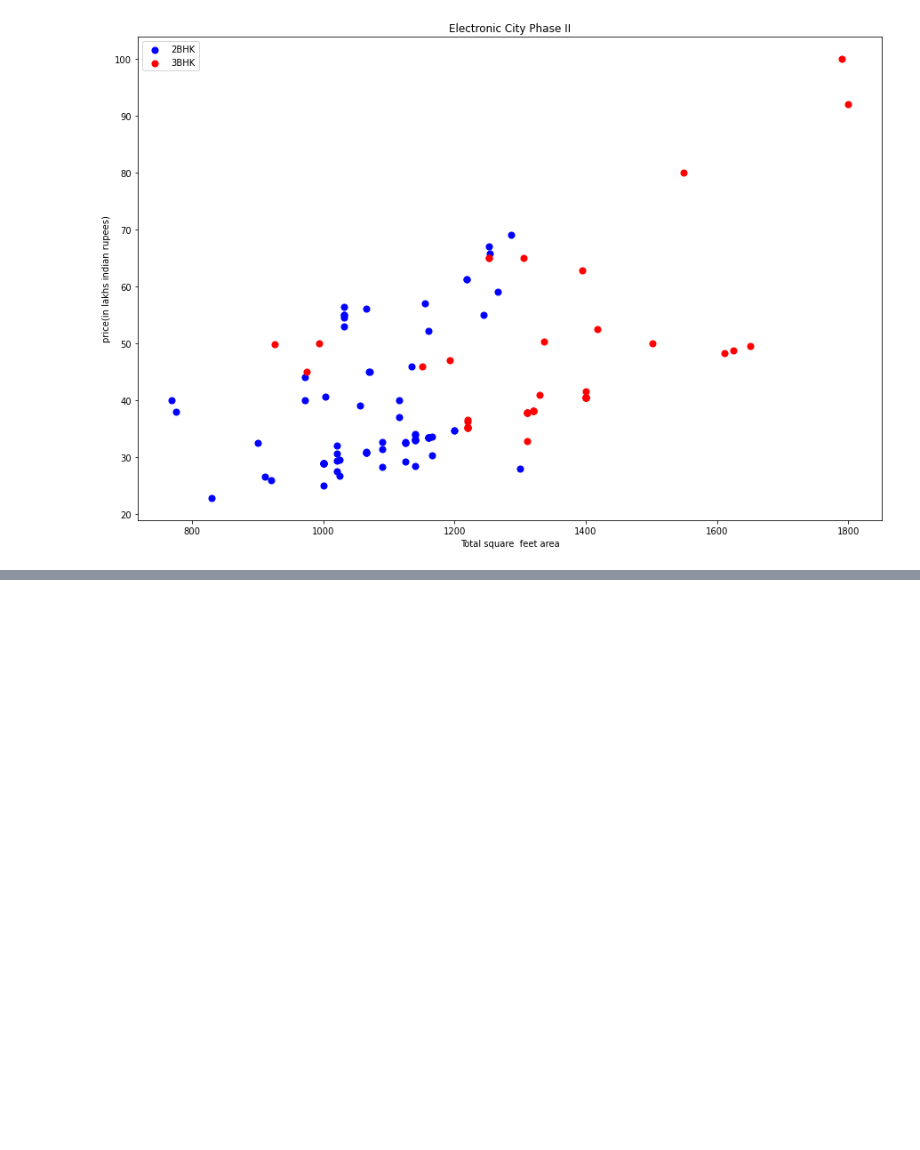
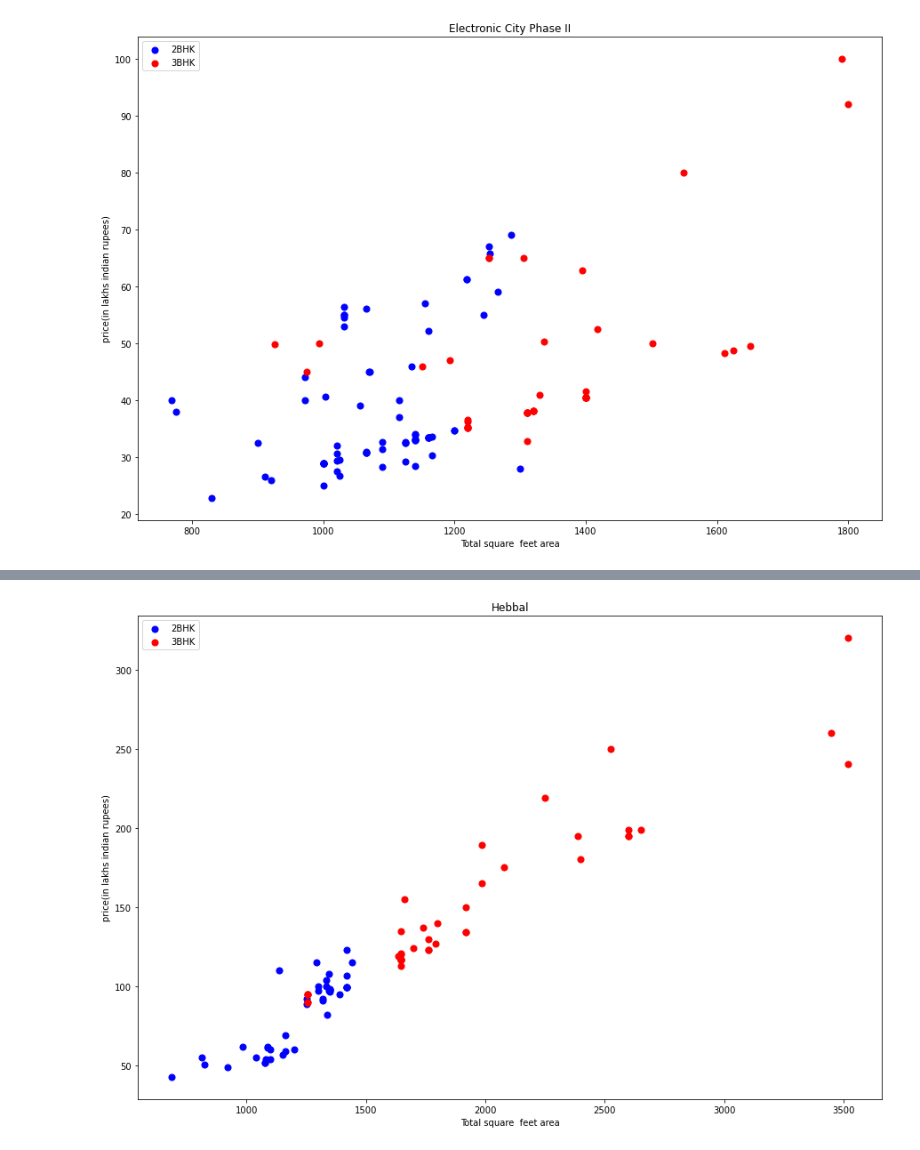
Before and after one commit to HarshaGowtham/House_price_prediction_linearregression, a Jupyter notebook: House_price_prediction.ipynb, the cells around one changed output, grey strips where cells are left out. Cells and saved outputs as stored; diff of their text form; code cells hidden in the pictures; blank space fills up the shorter version.

```diff
--- a/House_price_prediction.ipynb
+++ b/House_price_prediction.ipynb
@@ -333,0 +338,4 @@ df8.shape
+# %%
+plot_scatter_chart(df8, "Hebbal")
+# %% [output]
+[figure, added]
```
Also changed, not shown: parts of 29 cells of this notebook.
